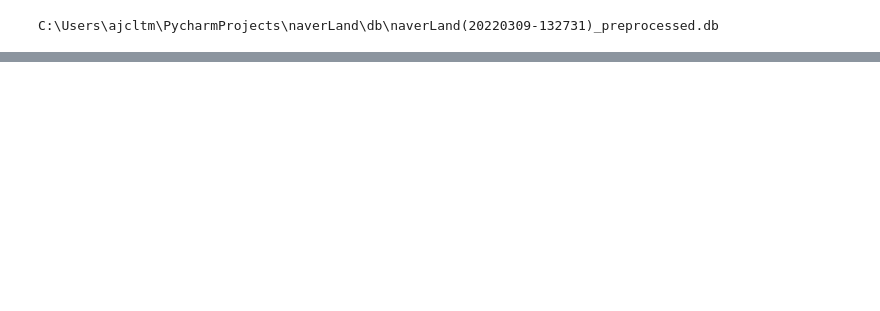
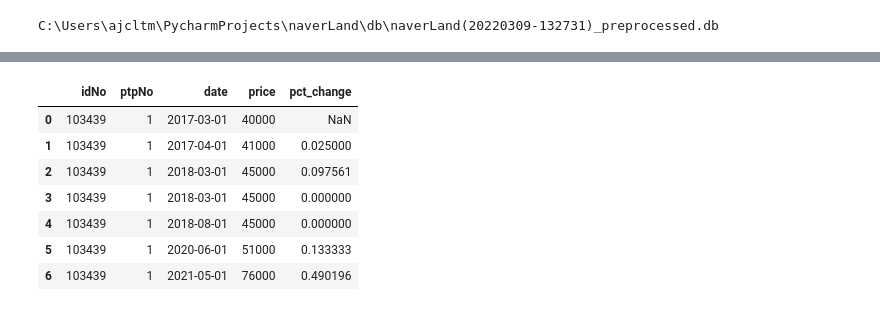
Before and after one commit to ajcltm/naverLand, a Jupyter notebook: library/notebook.ipynb, the cells around one changed output, grey strips where cells are left out. Cells and saved outputs as stored; diff of their text form; code cells hidden in the pictures; blank space fills up the shorter version.

```diff
--- a/library/notebook.ipynb
+++ b/library/notebook.ipynb
@@ -29,0 +47,11 @@ nl.queryInfo[['cityName', 'gu', 'dong', 'articleName', 'dealPrice', 'price', 'pc
+# %%
+nl.priceInfo
+# %% [output]
+|  | idNo | ptpNo | date | price | pct_change |
+| 0 | 103439 | 1 | 2017-03-01 | 40000 | NaN |
+| 1 | 103439 | 1 | 2017-04-01 | 41000 | 0.025000 |
+| 2 | 103439 | 1 | 2018-03-01 | 45000 | 0.097561 |
+| 3 | 103439 | 1 | 2018-03-01 | 45000 | 0.000000 |
+| 4 | 103439 | 1 | 2018-08-01 | 45000 | 0.000000 |
+| 5 | 103439 | 1 | 2020-06-01 | 51000 | 0.133333 |
+| 6 | 103439 | 1 | 2021-05-01 | 76000 | 0.490196 |
```
Also changed, not shown: parts of 5 cells of this notebook, 4 other files.
